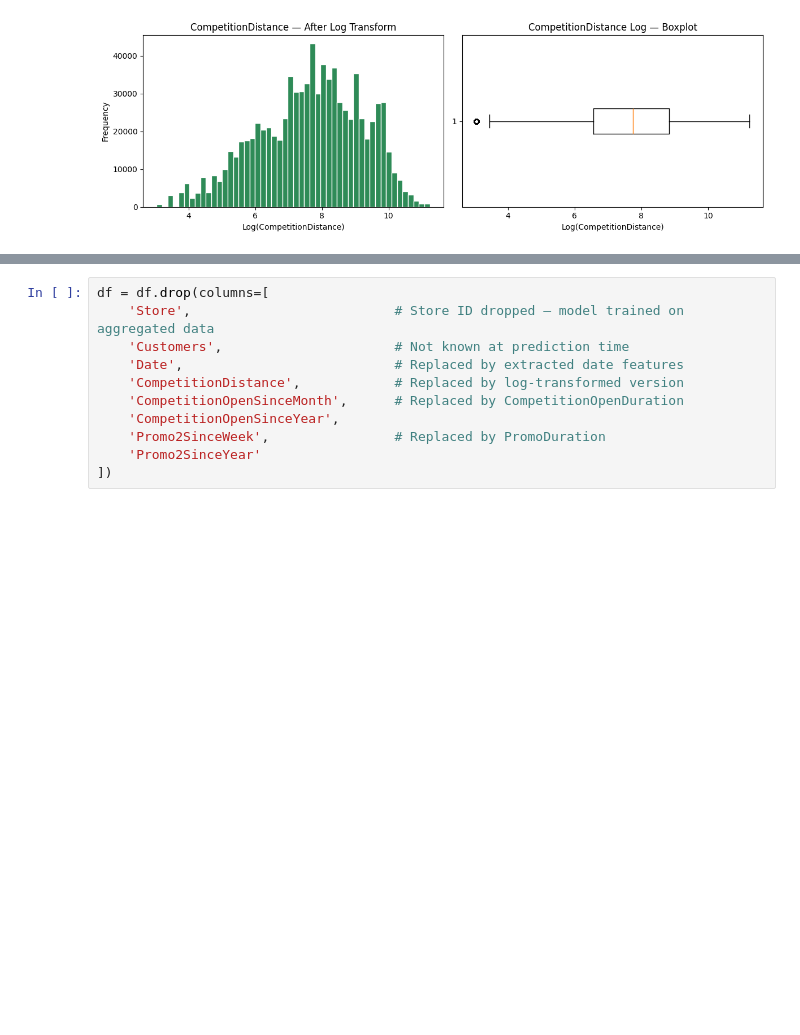
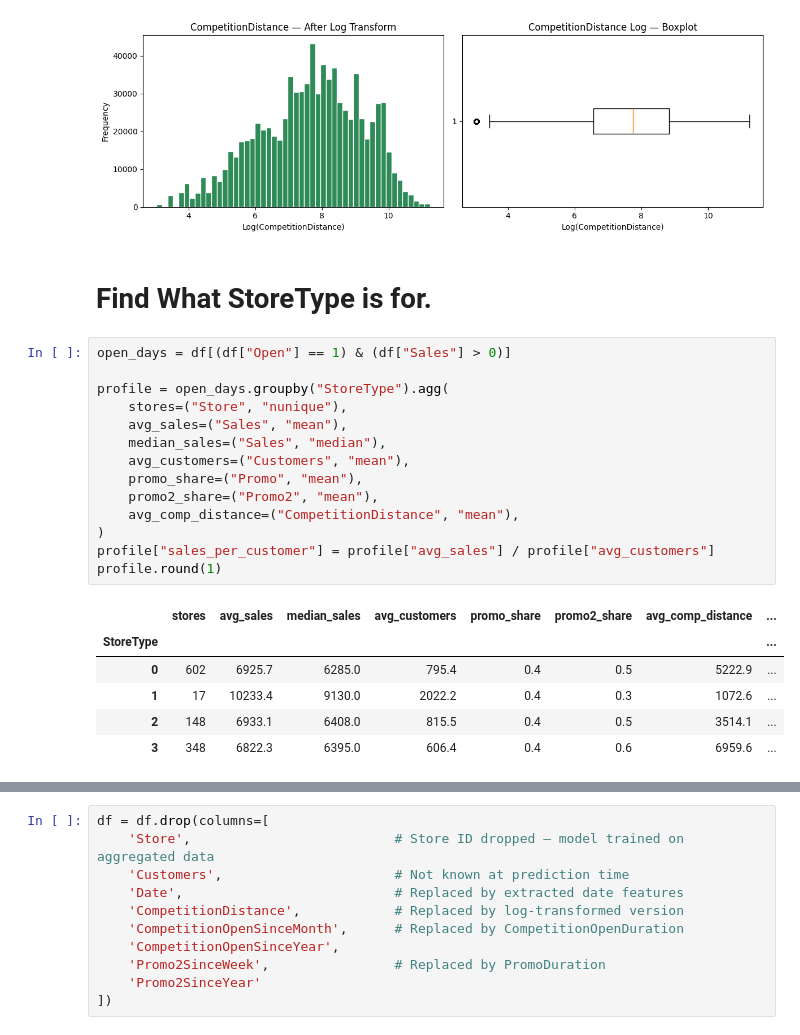
Before and after one commit to ANZ910/SCENARIO-BASED-DEMAND-FORECASTING-FOR-RETAIL-SALES-USING-MACHINE-LEARNING, a Jupyter notebook: ExperimentsNew.ipynb, the cells around one changed output, grey strips where cells are left out. Saved outputs shown, nothing was run; the diff lists cells and outputs as text; blank space fills up the shorter version.

```diff
--- a/ExperimentsNew.ipynb
+++ b/ExperimentsNew.ipynb
@@ -318,3 +318,26 @@ plt.tight_layout()
 plt.show()
 # %% [output]
 [figure]
+# %% [markdown]
+# Find What StoreType is for.
+# %%
+open_days = df[(df["Open"] == 1) & (df["Sales"] > 0)]
+
+profile = open_days.groupby("StoreType").agg(
+    stores=("Store", "nunique"),
+    avg_sales=("Sales", "mean"),
+    median_sales=("Sales", "median"),
+    avg_customers=("Customers", "mean"),
+    promo_share=("Promo", "mean"),
+    promo2_share=("Promo2", "mean"),
+    avg_comp_distance=("CompetitionDistance", "mean"),
+)
+profile["sales_per_customer"] = profile["avg_sales"] / profile["avg_customers"]
+profile.round(1)
+# %% [output]
+|  | stores | avg_sales | median_sales | avg_customers | promo_share | promo2_share | avg_comp_distance | ... |
+| StoreType |  |  |  |  |  |  |  | ... |
+| 0 | 602 | 6925.7 | 6285.0 | 795.4 | 0.4 | 0.5 | 5222.9 | ... |
+| 1 | 17 | 10233.4 | 9130.0 | 2022.2 | 0.4 | 0.3 | 1072.6 | ... |
+| 2 | 148 | 6933.1 | 6408.0 | 815.5 | 0.4 | 0.5 | 3514.1 | ... |
+| 3 | 348 | 6822.3 | 6395.0 | 606.4 | 0.4 | 0.6 | 6959.6 | ... |
```
Also changed, not shown: parts of 3 cells of this notebook, 7 other files.
